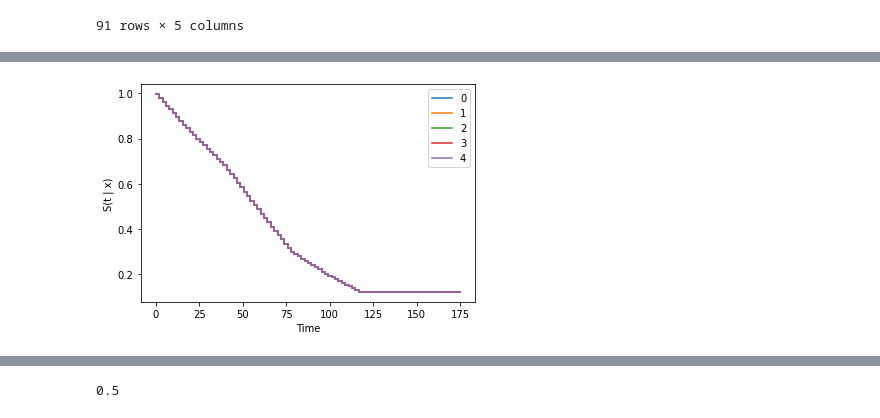
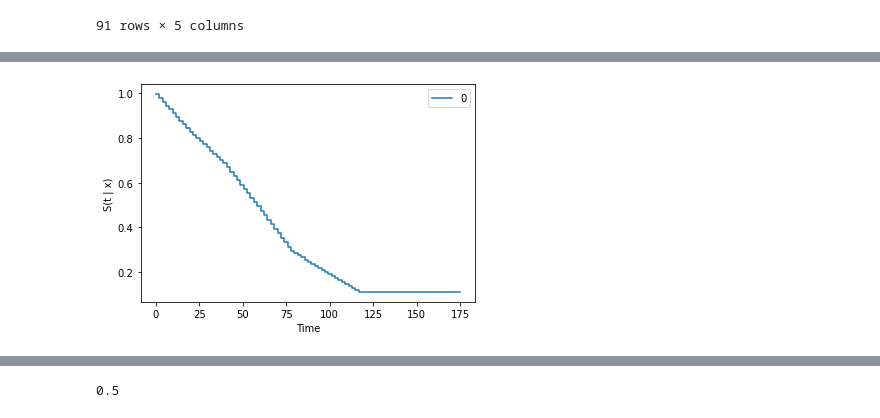
Before and after one commit to chunjie-sam-liu/Deeplatelet, a Jupyter notebook: analysis/08_AESurv.ipynb, the cells around one changed output, grey strips where cells are left out. Saved outputs shown, nothing was run; the diff lists cells and outputs as text; code cells hidden in the pictures.

```diff
--- a/analysis/08_AESurv.ipynb
+++ b/analysis/08_AESurv.ipynb
@@ -314,9 +348,9 @@ surv1.iloc[:, :5]
 # %%
-surv2.iloc[:, :5].plot(drawstyle='steps-post')
+surv2.iloc[:, :1].plot(drawstyle='steps-post')
 plt.ylabel('S(t | x)')
 _ = plt.xlabel('Time')
 # %% [output]
-[figure, old version]
+[figure, new version]
 # %%
 model.predict(x_test1[:2])
 # %% [output]
```
Also changed, not shown: parts of 22 cells of this notebook.
